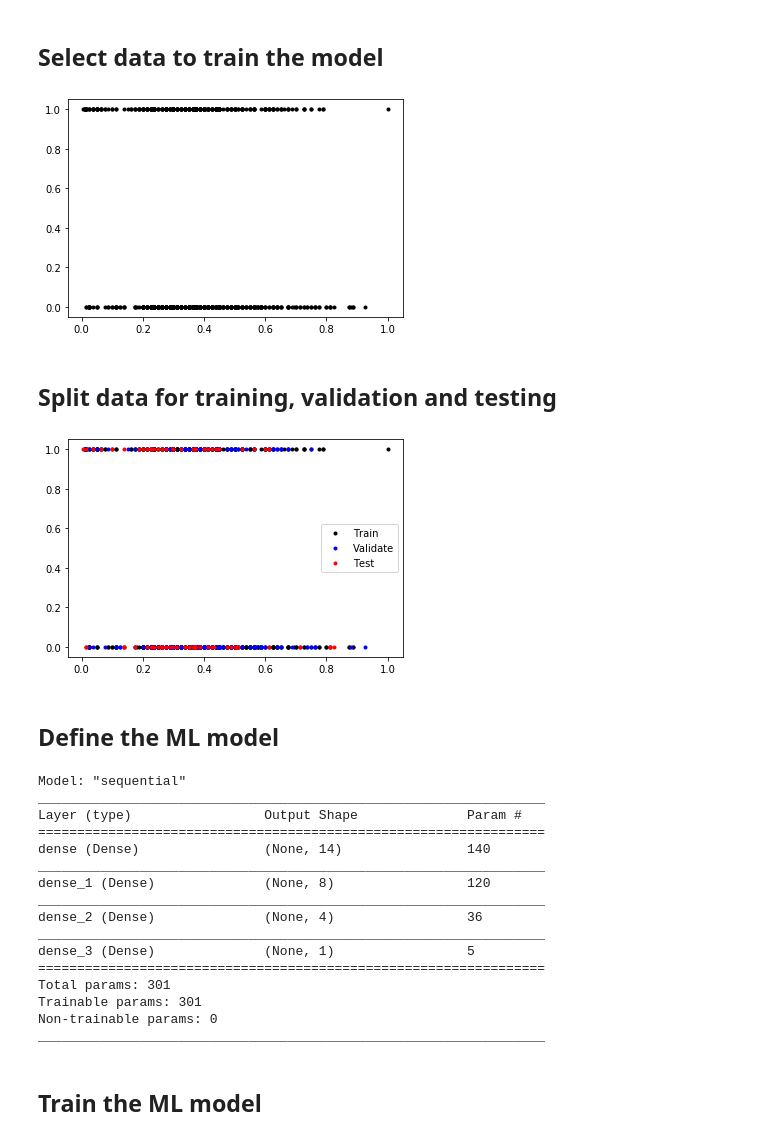
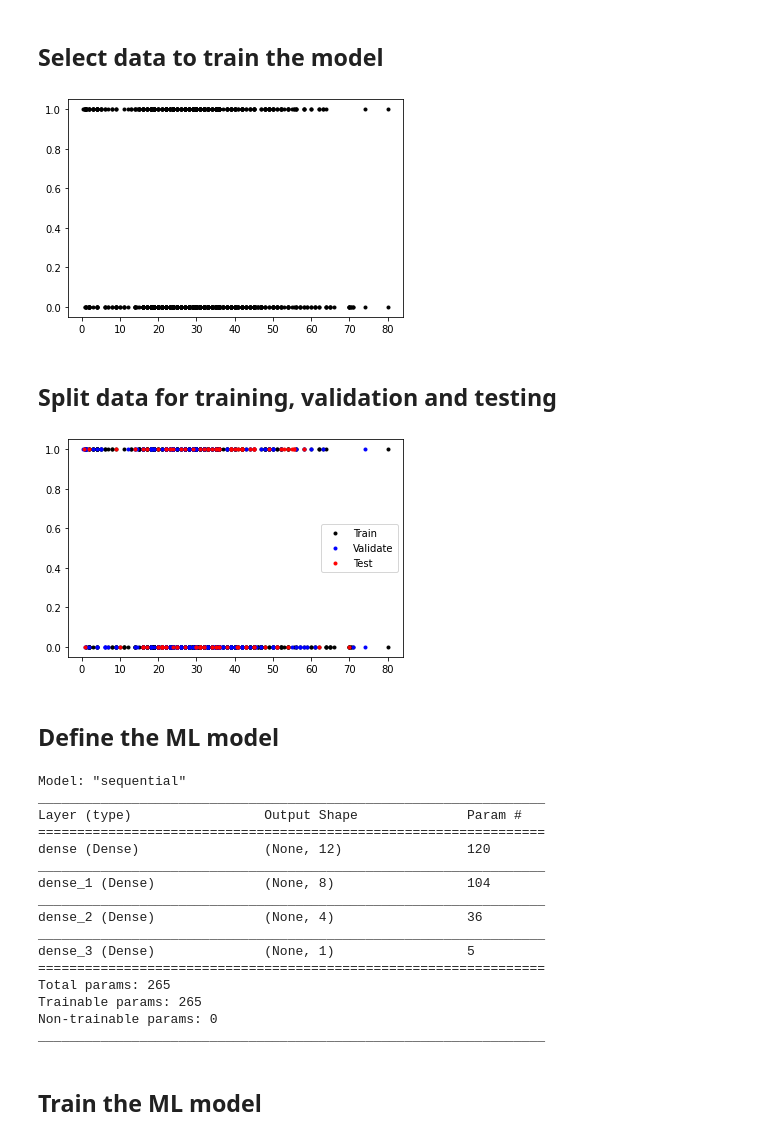
Before and after one commit to szajakubiak/titanic2_prediction, a Jupyter notebook: titanic2_train.ipynb, the cells around one changed output. Cells and saved outputs as stored; diff of their text form; code cells hidden in the pictures.

```diff
--- a/titanic2_train.ipynb
+++ b/titanic2_train.ipynb
@@ -65 +66,3 @@ train_data["Age"].fillna(value = train_data["Age"].mean(), inplace = True)
+# %%
+train_data["Age"] = train_data["Age"].apply(lambda x: np.random.choice(train_data["Age"].dropna().values) if pd.isnull(x) else x)
 # %% [markdown]
@@ -67,2 +72,2 @@ train_data["Age"].fillna(value = train_data["Age"].mean(), inplace = True)
 # %%
-train_data.dropna(subset=['Embarked'], inplace=True)
+train_data["Embarked"] = train_data["Embarked"].apply(lambda x: np.random.choice(("S", "C", "Q")) if pd.isnull(x) else x)
@@ -111,9 +128,5 @@ train_data
 # %%
-train_data["Pclass_norm"] = train_data["Pclass"] / train_data["Pclass"].max()
-train_data["Age_norm"] = train_data["Age"] / train_data["Age"].max()
-train_data["SibSp_norm"] = train_data["SibSp"] / train_data["SibSp"].max()
-train_data["Parch_norm"] = train_data["Parch"] / train_data["Parch"].max()
-train_data["Fare_norm"] = train_data["Fare"] / train_data["Fare"].max()
+train_data["Pclass_norm"] = train_data["Pclass"] / 3
 train_data
 # %% [output]
 |  | Survived | Pclass | Sex | Age | SibSp | Parch | Fare | Embarked | Is_male | Embarked_S | ... |
@@ -132,6 +145,6 @@ train_data
 # %% [markdown]
 ## Drop unnecessary columns
 # %%
-train_data = train_data.drop(columns = ["Pclass", "Sex", "Age", "SibSp", "Parch", "Fare", "Embarked"])
+train_data = train_data.drop(columns = ["Pclass", "Sex", "Embarked"])
 train_data
 # %% [output]
@@ -177,32 +190,32 @@ input_values = train_data.drop(columns = ["Survived"])
 label_values = train_data["Survived"]
 
 # Plot data
-plt.plot(input_values["Age_norm"], label_values, "k.")
+plt.plot(input_values["Age"], label_values, "k.")
 plt.show()
 # %% [output]
-[figure, old version]
+[figure, new version]
 # %% [markdown]
 ## Split data for training, validation and testing
 # %%
 SAMPLES = train_data.shape[0]
 
 # 65% for training
 TRAIN_SPLIT = int(0.65 * SAMPLES)
 # 25% for testing (so next division at 65% + 25% = 90%)
 TEST_SPLIT = int(0.25 * SAMPLES + TRAIN_SPLIT)
 
-# Store new data sets
+# Create data sets for training, validation and testing
 input_train, input_validate, input_test = np.split(input_values, [TRAIN_SPLIT, TEST_SPLIT])
 label_train, label_validate, label_test = np.split(label_values, [TRAIN_SPLIT, TEST_SPLIT])
 
 # Plot
-plt.plot(input_train["Age_norm"], label_train, "k.", label="Train")
-plt.plot(input_validate["Age_norm"], label_validate, "b.", label="Validate")
-plt.plot(input_test["Age_norm"], label_test, "r.", label="Test")
+plt.plot(input_train["Age"], label_train, "k.", label="Train")
+plt.plot(input_validate["Age"], label_validate, "b.", label="Validate")
+plt.plot(input_test["Age"], label_test, "r.", label="Test")
 plt.legend()
 plt.show()
 # %% [output]
-[figure, old version]
+[figure, new version]
 # %% [markdown]
 ## Define the ML model
 # %%
@@ -210,7 +223,7 @@ from tensorflow.keras import layers
 
 model = tf.keras.Sequential()
 
-model.add(layers.Dense(14, activation = "relu", input_shape = (9,)))
+model.add(layers.Dense(12, activation = "relu", input_shape = (9,)))
 model.add(layers.Dense(8, activation = "relu"))
 model.add(layers.Dense(4, activation = "relu"))
 model.add(layers.Dense(1, activation = "sigmoid"))
@@ -223,16 +236,16 @@ Model: "sequential"
 _________________________________________________________________
 Layer (type)                 Output Shape              Param #
 =================================================================
-dense (Dense)                (None, 14)                140
+dense (Dense)                (None, 12)                120
 _________________________________________________________________
-dense_1 (Dense)              (None, 8)                 120
+dense_1 (Dense)              (None, 8)                 104
 _________________________________________________________________
 dense_2 (Dense)              (None, 4)                 36
 _________________________________________________________________
 dense_3 (Dense)              (None, 1)                 5
 =================================================================
-Total params: 301
-Trainable params: 301
+Total params: 265
+Trainable params: 265
 Non-trainable params: 0
 _________________________________________________________________
 # %% [markdown]
```
Also changed, not shown: parts of 17 cells of this notebook.
